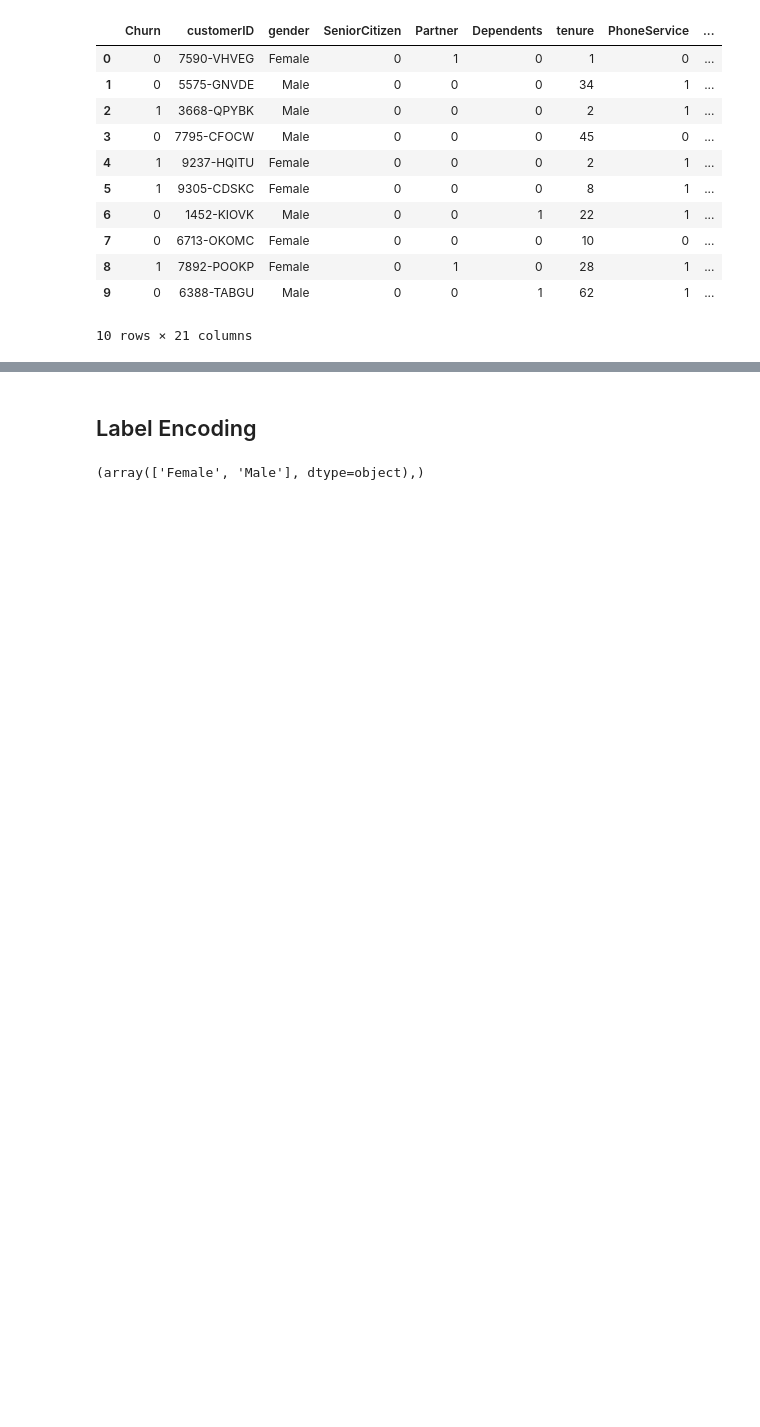
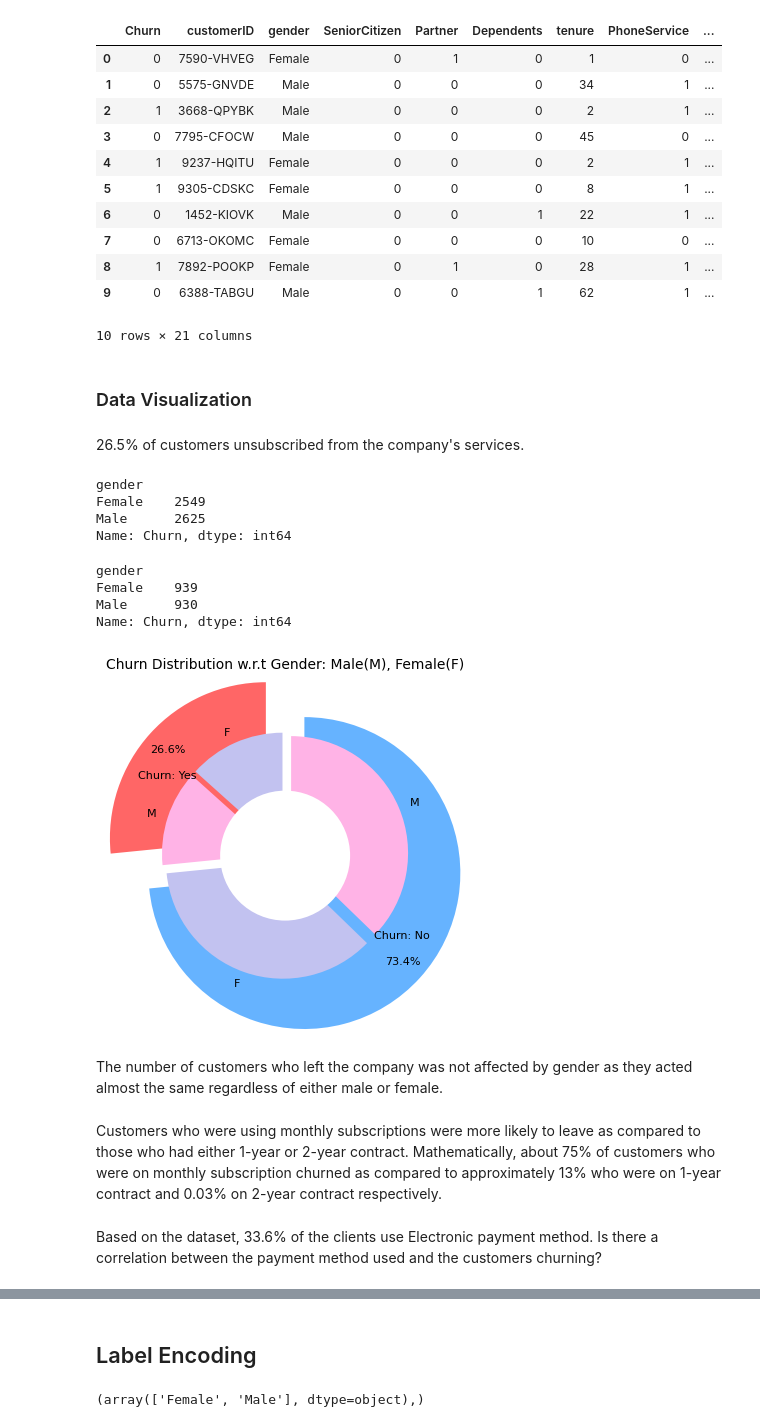
Before and after one commit to CheropS/Telco-Customer-Churn, a Jupyter notebook: index.ipynb, the cells around one changed output, grey strips where cells are left out. Saved outputs shown, nothing was run; the diff lists cells and outputs as text; code cells hidden in the pictures; blank space fills up the shorter version.

Commit message:
visualization of customer churn w.r.t various services

```diff
--- a/index.ipynb
+++ b/index.ipynb
@@ -242,3 +250,5 @@ df.head(10)
 | 8 | 1 | 7892-POOKP | Female | 0 | 1 | 0 | 28 | 1 | ... |
 | 9 | 0 | 6388-TABGU | Male | 0 | 0 | 1 | 62 | 1 | ... |
 10 rows × 21 columns
+# %% [markdown]
+### Data Visualization
@@ -244,0 +274,55 @@ df.head(10)
+# %% [markdown]
+26.5% of customers unsubscribed from the company's services.
+# %%
+df['Churn'][df['Churn']=="No"].groupby(by=df["gender"]).count()
+# %% [output]
+gender
+Female    2549
+Male      2625
+Name: Churn, dtype: int64
+# %%
+df['Churn'][df['Churn']=="Yes"].groupby(by=df["gender"]).count()
+# %% [output]
+gender
+Female    939
+Male      930
+Name: Churn, dtype: int64
+# %%
+# Reduced figure size
+plt.figure(figsize=(4, 4))  # smaller figure
+
+labels = ["Churn: Yes", "Churn: No"]
+values = [1869, 5163]
+labels_gender = ["F", "M", "F", "M"]
+sizes_gender = [939, 930, 2544, 2619]
+
+colors = ['#ff6666', '#66b3ff']
+colors_gender = ['#c2c2f0', '#ffb3e6', '#c2c2f0', '#ffb3e6']
+explode = (0.2, 0.2)
+explode_gender = (0.05, 0.05, 0.05, 0.05)
+
+# Smaller font for smaller figure
+textprops = {"fontsize":8}
+
+# Outer Pie
+plt.pie(values, labels=labels, autopct='%1.1f%%', pctdistance=0.85, labeldistance=0.6,
+        colors=colors, startangle=90, frame=True, explode=explode,
+        radius=1.2, textprops=textprops, counterclock=True)
+
+# Inner Pie
+plt.pie(sizes_gender, labels=labels_gender, colors=colors_gender,
+        startangle=90, explode=explode_gender, radius=0.9,
+        textprops=textprops, counterclock=True)
+
+# Center circle (for donut effect)
+centre_circle = plt.Circle((0, 0), 0.5, color='black', fc='white', linewidth=0)
+fig = plt.gcf()
+fig.gca().add_artist(centre_circle)
+
+plt.title('Churn Distribution w.r.t Gender: Male(M), Female(F)', fontsize=10, y=1.05)
+plt.tight_layout()
+plt.show()
+# %% [output]
+[figure, added]
+# %% [markdown]
+The number of customers who left the company was not affected by gender as they acted almost the same regardless of either male or female.
@@ -244,0 +333,2 @@ df.head(10)
+# %% [markdown]
+Customers who were using monthly subscriptions were more likely to leave as compared to those who had either 1-year or 2-year contract. Mathematically, about 75% of customers who were on monthly subscription churned as compared to approximately 13% who were on 1-year contract and 0.03% on 2-year contract respectively.
@@ -244,0 +342,2 @@ df.head(10)
+# %% [markdown]
+Based on the dataset, 33.6% of the clients use Electronic payment method. Is there a correlation between the payment method used and the customers churning?
```
Also changed, not shown: parts of 14 cells of this notebook.
